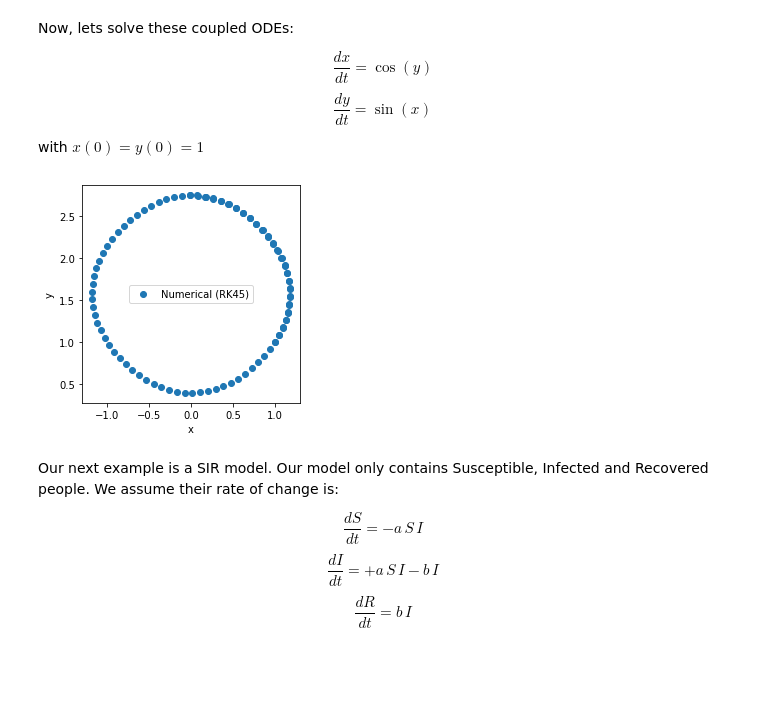
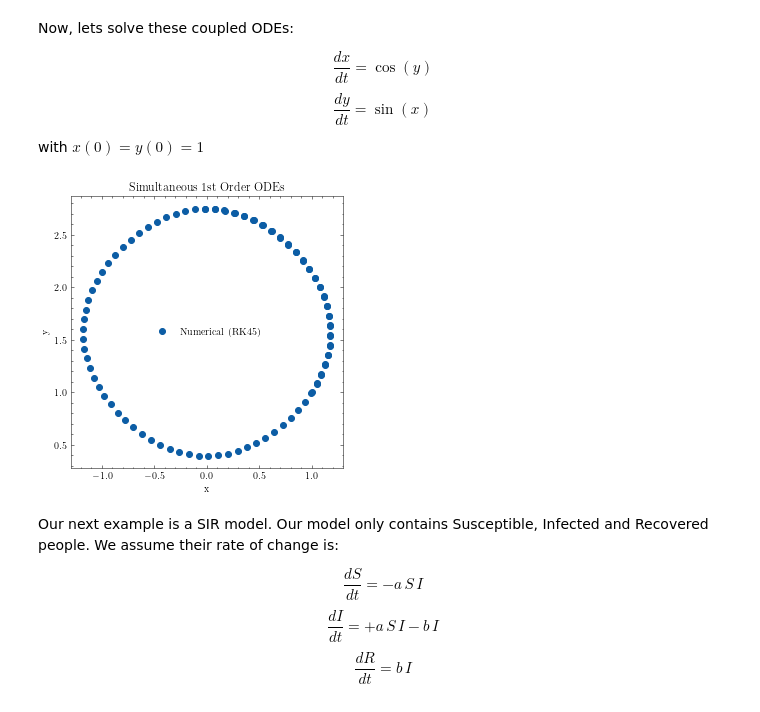
Before and after one commit to franklinzppa/studies-physics, a Jupyter notebook: math-tools.ipynb, the cells around one changed output. Saved outputs shown, nothing was run; the diff lists cells and outputs as text; code cells hidden in the pictures; blank space fills up the shorter version.

```diff
--- a/math-tools.ipynb
+++ b/math-tools.ipynb
@@ -3,6 +3,7 @@ import numpy as np
 import matplotlib.pyplot as plt
 from scipy import integrate
 from scipy import optimize
+plt.style.use('science')
 # %% [markdown]
 # Linear Least Squares Fit
 
@@ -112,26 +122,28 @@ with $x(0) = y(0) = 1$
 # %%
 # We can also solve simultaneous 1st order ODEs
 
 def f(t, r):
     x, y = r
     fx = np.cos(y)
     fy = np.sin(x)
     return fx, fy
 
 r0 = [1, 1]
 
 sol = integrate.solve_ivp(f, (0, 10), r0, t_eval=np.linspace(0, 10, 100))
 x = sol.y[0]
 y = sol.y[1]
 
+plt.figure(figsize=(7,5))
+plt.title('Simultaneous 1st Order ODEs')
 plt.plot(x, y,'o' ,label='Numerical (RK45)')
 plt.xlabel('x')
 plt.ylabel('y')
 plt.axis('scaled')
 plt.legend()
 plt.show()
 # %% [output]
-[figure, old version]
+[figure, new version]
 # %% [markdown]
 Our next example is a SIR model. Our model only contains Susceptible, Infected and Recovered people. We assume their rate of change is:
 
```
Also changed, not shown: parts of 11 cells of this notebook.
